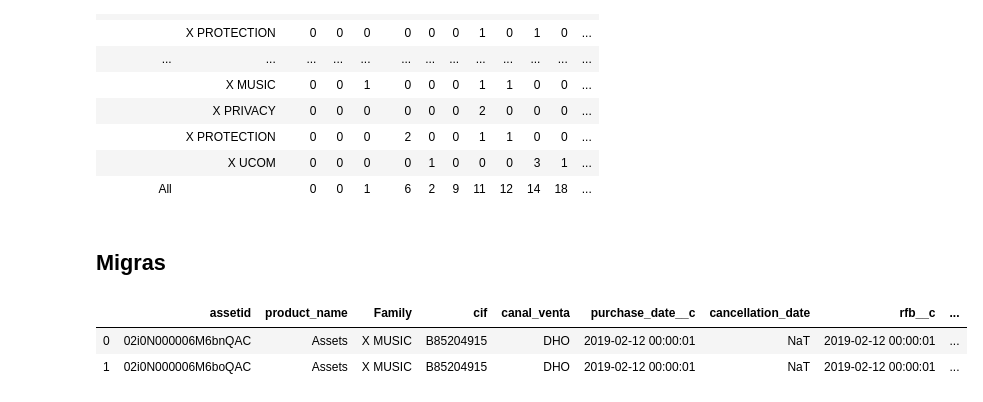
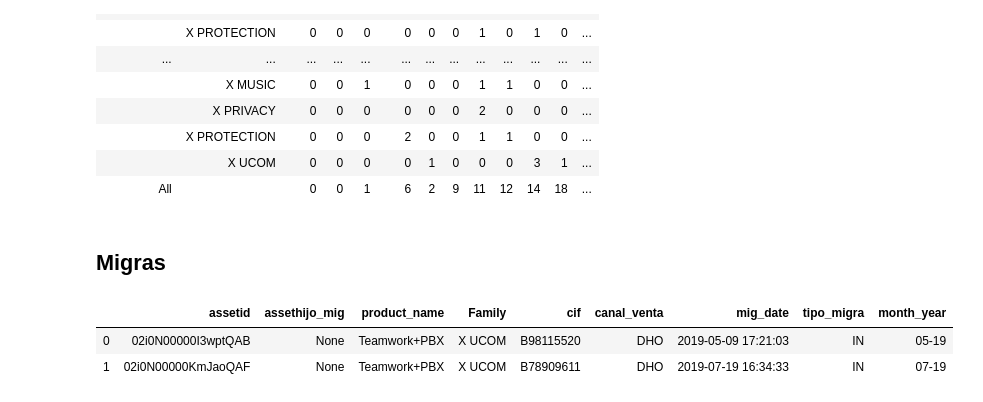
Before and after one commit to mariaadradosr/PyCartera, a Jupyter notebook: Final_PyCartera.ipynb, the cells around one changed output. Saved outputs shown, nothing was run; the diff lists cells and outputs as text; code cells hidden in the pictures.

Commit message:
migration dates

```diff
--- a/Final_PyCartera.ipynb
+++ b/Final_PyCartera.ipynb
@@ -154,6 +136,8 @@ def migOut(cur):
+# %%
+mig_df =  functions.migBase(cur)
 # %%
-df.head(2)
+mig_df.head(2)
 # %% [output]
-|  | assetid | product_name | Family | cif | canal_venta | purchase_date__c | cancellation_date | rfb__c | ... |
-| 0 | 02i0N000006M6bnQAC | Assets | X MUSIC | B85204915 | DHO | 2019-02-12 00:00:01 | NaT | 2019-02-12 00:00:01 | ... |
-| 1 | 02i0N000006M6boQAC | Assets | X MUSIC | B85204915 | DHO | 2019-02-12 00:00:01 | NaT | 2019-02-12 00:00:01 | ... |
+|  | assetid | assethijo_mig | product_name | Family | cif | canal_venta | mig_date | tipo_migra | month_year |
+| 0 | 02i0N00000I3wptQAB | None | Teamwork+PBX | X UCOM | B98115520 | DHO | 2019-05-09 17:21:03 | IN | 05-19 |
+| 1 | 02i0N00000KmJaoQAF | None | Teamwork+PBX | X UCOM | B78909611 | DHO | 2019-07-19 16:34:33 | IN | 07-19 |
```
Also changed, not shown: parts of 14 cells of this notebook, 1 other file.
